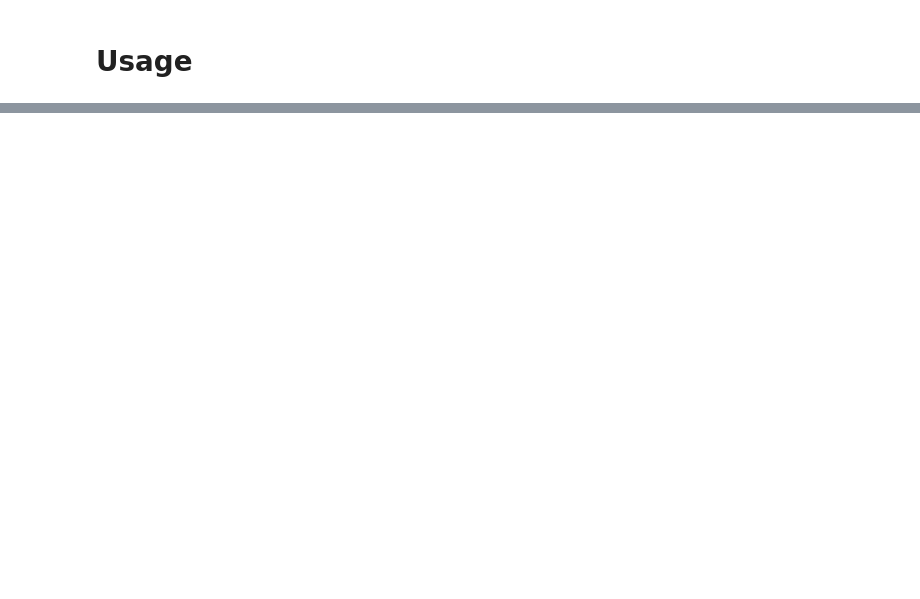
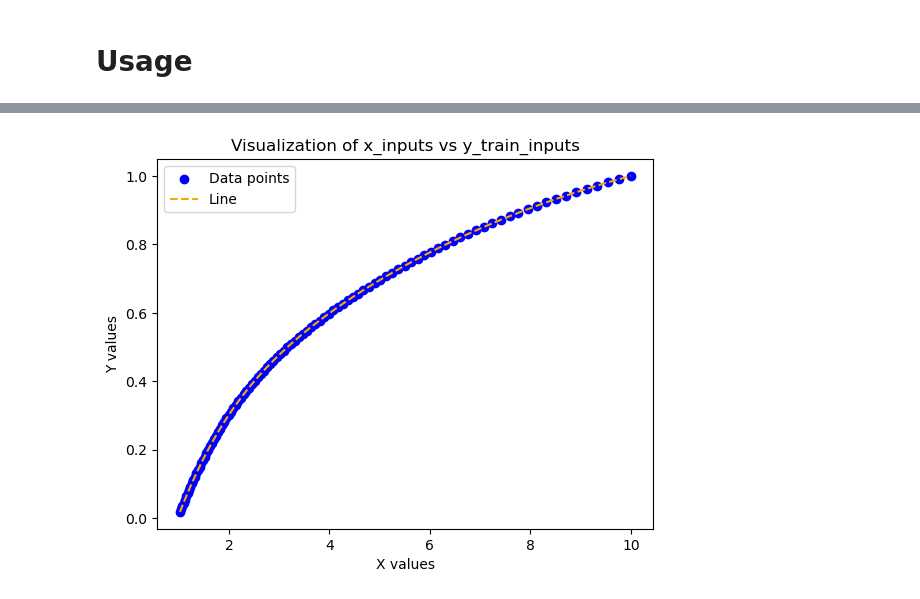
Before and after one commit to Domeimeie/Jupyter, a Jupyter notebook: Event2-NeuronBasics/Neuron/NeuronLog.ipynb, the cells around one changed output, grey strips where cells are left out. Saved outputs shown, nothing was run; the diff lists cells and outputs as text; code cells hidden in the pictures; blank space fills up the shorter version.

```diff
--- a/Event2-NeuronBasics/Neuron/NeuronLog.ipynb
+++ b/Event2-NeuronBasics/Neuron/NeuronLog.ipynb
@@ -153,0 +154,12 @@ plt.show()
+# %%
+x_trials = np.logspace(0.01, 1, 100)
+y_trials = []
+
+for x in x_trials:
+    hidden = [np.tanh(w*x + b) for w, b in zip(weight_hidden, bias_hidden)]
+    y = sum(w*h for w,h in zip(weight_out, hidden)) + bias_out
+    y_trials.append(round(y, 8))
+
+visualize(x_trials, y_trials)
+# %% [output]
+[figure, added]
```
Also changed, not shown: parts of 5 cells of this notebook.
